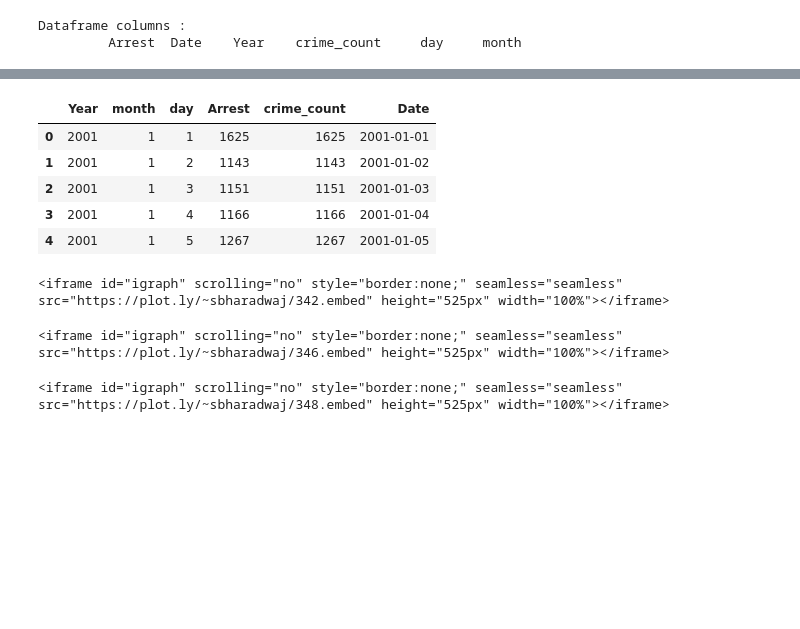
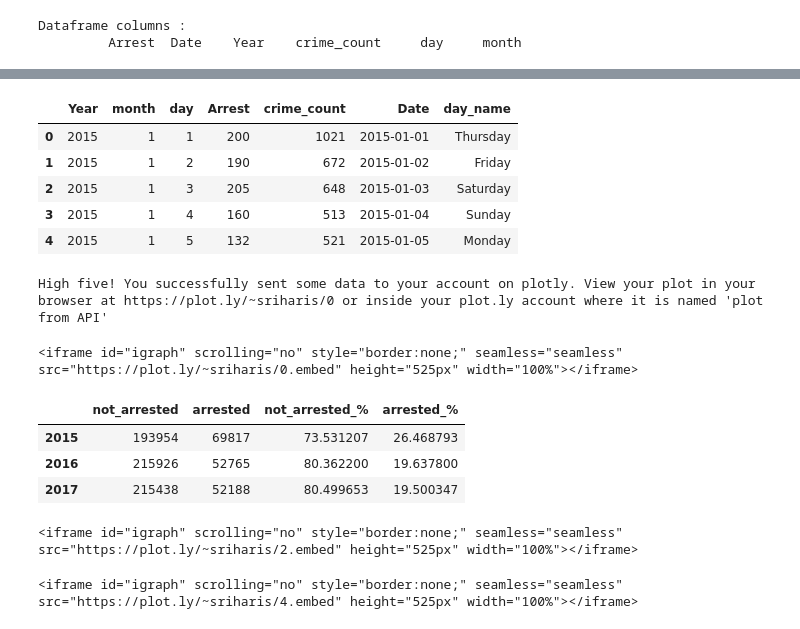
Before and after one commit to Srihari231092/CrimeDataAnalysis, a Jupyter notebook: CrimeDataAnalysis_Part_4.ipynb, the cells around one changed output, grey strips where cells are left out. Saved outputs shown, nothing was run; the diff lists cells and outputs as text; code cells hidden in the pictures; blank space fills up the shorter version.

Commit message:
Working on data from years 2001-2017 Changed plotly authentication to personal uc account Moving to choropleths soon ToDo : Find out why choropleth maps are not rendering on notebooks.

```diff
--- a/CrimeDataAnalysis_Part_4.ipynb
+++ b/CrimeDataAnalysis_Part_4.ipynb
@@ -14,7 +16,7 @@ _path = os.path.join(os.getcwd(), "datasets/crime")
 
 db = 'crime_data'
 
-start_year = 2001
+start_year = 2015
 end_year = 2017
 all_year_data = []
 
@@ -29,12 +31,13 @@ columns_to_select = ["Arrest",
                      ]
 
 for year in range(start_year, end_year+1):
-    print("Pulling year:", year)
+    # print("Pulling year:", year)
     cols = ''.join(s+", " for s in columns_to_select)
     query = "SELECT " + cols[:-2] + " FROM crime_" + str(year) + ";"
-    print(query)
+    # print(query)
     data_extractor = DataExtractor()
     year_df = data_extractor.read_db(db=db, query=query)
-    print(year_df.shape)
+    print("Pulled", year_df.shape[0], "rows of data for year", year)
+    # print(year_df.shape)
     all_year_data.append(year_df)
 # %% [output]
@@ -58,6 +46,0 @@ SELECT Arrest, Date, Year, crime_count, day, month FROM crime_2017;
-# %%
-# Make a data frame that contains all the data
-data = all_year_data[0]
-for ydi in range(1, len(all_year_data)):
-    year_data = all_year_data[ydi]
-    data = data.append(year_data, ignore_index=True)
@@ -116,30 +53,37 @@ g = arrest_df[["not_arrested_%", "arrested_%"]].plot(kind='bar', stacked=True,
 # %%
 # How has crime behaved over the months for all these years?
-# Aggregate crime at a day level and plot all points using plotly
-agg_data = data.groupby(by=["Year", "month", "day"], as_index=False).count()
-
-agg_data = agg_data[["Year", "month", "day", "Arrest", "crime_count"]]
+# Aggregate crime at a day level to check for trends
+agg_data = pd.DataFrame(columns=["Year", "month", "day", "Arrest", "crime_count"])
+for year_data in all_year_data:
+    year_agg = year_data.groupby(by=["Year", "month", "day"], as_index=False).sum()
+    year_agg = year_agg[["Year", "month", "day", "Arrest", "crime_count"]]
+    agg_data = agg_data.append(year_agg, ignore_index=True)
 
 def get_date_df(row):
     df = pd.DataFrame({
         'year':row["Year"],
         'month':row["month"],
         'day':row["day"],
         },
         index=[0])
     return df
 
 agg_data["Date"] = agg_data.apply(lambda row:
                                   pd.to_datetime(get_date_df(row)),
                                   axis=1)
+
+agg_data["day_name"] = agg_data.apply(lambda row:
+                                  row["Date"].strftime("%A"),
+                                  axis=1)
+
 agg_data.head()
 # %% [output]
-|  | Year | month | day | Arrest | crime_count | Date |
-| 0 | 2001 | 1 | 1 | 1625 | 1625 | 2001-01-01 |
-| 1 | 2001 | 1 | 2 | 1143 | 1143 | 2001-01-02 |
-| 2 | 2001 | 1 | 3 | 1151 | 1151 | 2001-01-03 |
-| 3 | 2001 | 1 | 4 | 1166 | 1166 | 2001-01-04 |
-| 4 | 2001 | 1 | 5 | 1267 | 1267 | 2001-01-05 |
+|  | Year | month | day | Arrest | crime_count | Date | day_name |
+| 0 | 2015 | 1 | 1 | 200 | 1021 | 2015-01-01 | Thursday |
+| 1 | 2015 | 1 | 2 | 190 | 672 | 2015-01-02 | Friday |
+| 2 | 2015 | 1 | 3 | 205 | 648 | 2015-01-03 | Saturday |
+| 3 | 2015 | 1 | 4 | 160 | 513 | 2015-01-04 | Sunday |
+| 4 | 2015 | 1 | 5 | 132 | 521 | 2015-01-05 | Monday |
 # %%
 data = []
 # Create traces for each year
@@ -153,7 +97,32 @@ for year in agg_data["Year"].unique():
 
 py.iplot(data)
 # %% [output]
-<iframe id="igraph" scrolling="no" style="border:none;" seamless="seamless" src="https://plot.ly/~sbharadwaj/342.embed" height="525px" width="100%"></iframe>
+High five! You successfully sent some data to your account on plotly. View your plot in your browser at https://plot.ly/~sriharis/0 or inside your plot.ly account where it is named 'plot from API'
+<iframe id="igraph" scrolling="no" style="border:none;" seamless="seamless" src="https://plot.ly/~sriharis/0.embed" height="525px" width="100%"></iframe>
+# %%
+# What about arrests made?
+arrest_map = {}
+for year_data in all_year_data:
+    arrest_map[year_data["Year"].unique()[0]] = dict({
+        0:year_data["Arrest"].value_counts()[0],
+        1:year_data["Arrest"].value_counts()[1],
+    })
+arrest_df = pd.DataFrame(arrest_map).transpose()
+arrest_df.columns = ["not_arrested", "arrested"]
+
+# But was there a percentage change?
+arrest_df["not_arrested_%"] = arrest_df.apply(lambda row:
+                                              (row["not_arrested"] / (row["not_arrested"] + row["arrested"])) * 100,
+                                              axis=1
+                                              )
+arrest_df["arrested_%"] = arrest_df.apply(lambda row: 100-row["not_arrested_%"], axis=1)
+
+arrest_df.head()
+# %% [output]
+|  | not_arrested | arrested | not_arrested_% | arrested_% |
+| 2015 | 193954 | 69817 | 73.531207 | 26.468793 |
+| 2016 | 215926 | 52765 | 80.362200 | 19.637800 |
+| 2017 | 215438 | 52188 | 80.499653 | 19.500347 |
 # %%
 # How many were arrested?
 trace1 = go.Bar(
@@ -174,7 +143,7 @@ layout = go.Layout(
 fig = go.Figure(data=[trace1, trace0], layout=layout)
 py.iplot(fig)
 # %% [output]
-<iframe id="igraph" scrolling="no" style="border:none;" seamless="seamless" src="https://plot.ly/~sbharadwaj/346.embed" height="525px" width="100%"></iframe>
+<iframe id="igraph" scrolling="no" style="border:none;" seamless="seamless" src="https://plot.ly/~sriharis/2.embed" height="525px" width="100%"></iframe>
 # %%
 # What about the percentage?
 trace1p = go.Bar(
@@ -195,4 +164,4 @@ layout = go.Layout(
 fig = go.Figure(data=[trace1p, trace0p], layout=layout)
 py.iplot(fig)
 # %% [output]
-<iframe id="igraph" scrolling="no" style="border:none;" seamless="seamless" src="https://plot.ly/~sbharadwaj/348.embed" height="525px" width="100%"></iframe>
+<iframe id="igraph" scrolling="no" style="border:none;" seamless="seamless" src="https://plot.ly/~sriharis/4.embed" height="525px" width="100%"></iframe>
```
Also changed, not shown: parts of 12 cells of this notebook.
